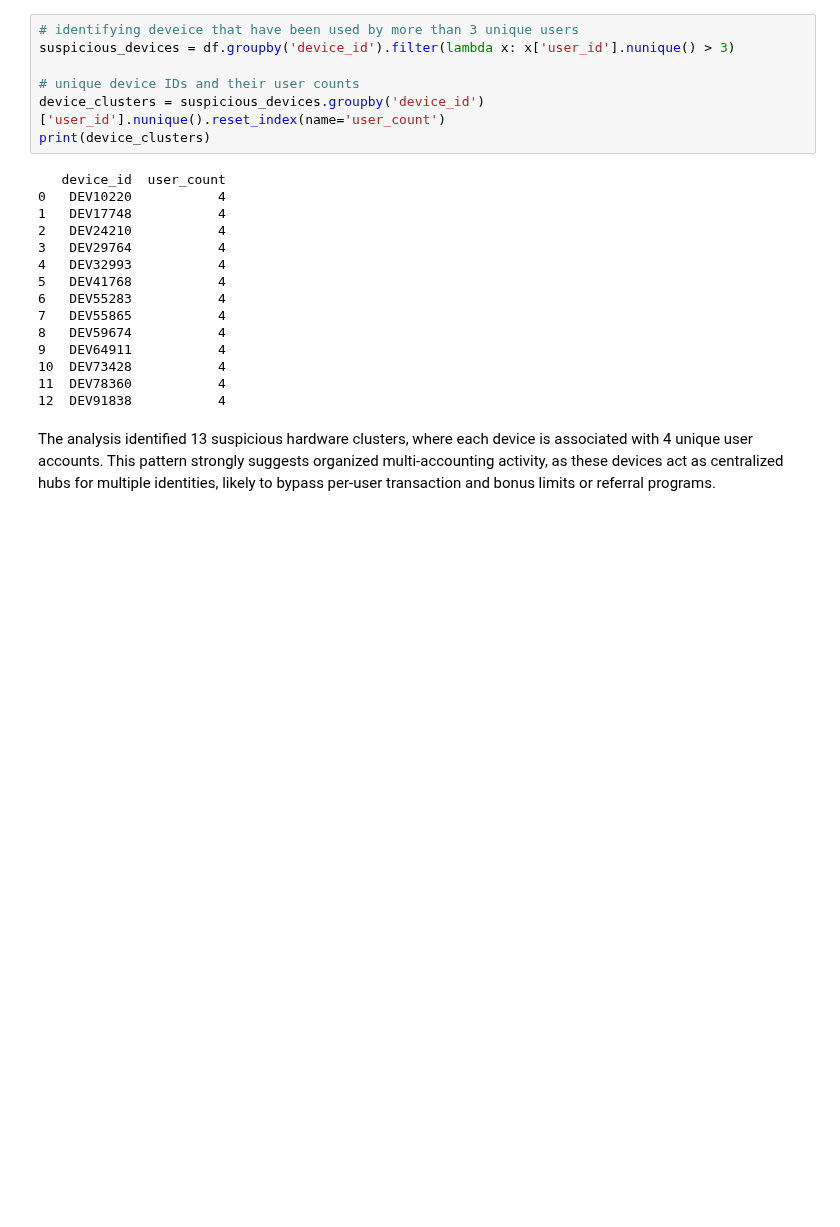
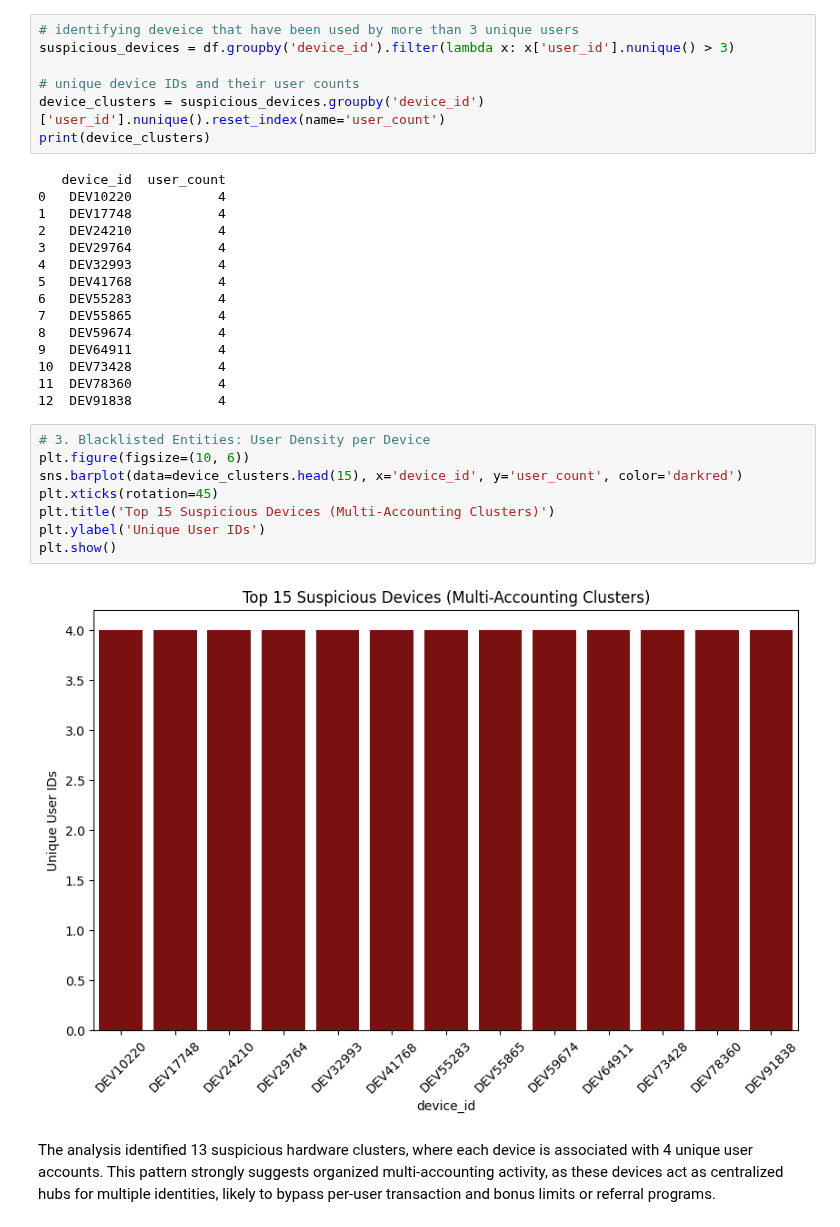
Before and after one commit to mutumaian29/payments-intelligence, a Jupyter notebook: Fraud_and_Monitoring(Project_Shield_and_Scale).ipynb, the cells around one changed output. Cells and saved outputs as stored; diff of their text form; blank space fills up the shorter version.

```diff
--- a/Fraud_and_Monitoring(Project_Shield_and_Scale).ipynb
+++ b/Fraud_and_Monitoring(Project_Shield_and_Scale).ipynb
@@ -587,6 +610,16 @@ print(device_clusters)
 10  DEV73428           4
 11  DEV78360           4
 12  DEV91838           4
+# %%
+# 3. Blacklisted Entities: User Density per Device
+plt.figure(figsize=(10, 6))
+sns.barplot(data=device_clusters.head(15), x='device_id', y='user_count', color='darkred')
+plt.xticks(rotation=45)
+plt.title('Top 15 Suspicious Devices (Multi-Accounting Clusters)')
+plt.ylabel('Unique User IDs')
+plt.show()
+# %% [output]
+[figure, added]
 # %% [markdown]
 The analysis identified 13 suspicious hardware clusters, where each device is associated with 4 unique user accounts. This pattern strongly suggests organized multi-accounting activity, as these devices act as centralized hubs for multiple identities, likely to bypass per-user transaction and bonus limits or referral programs.
 # %% [markdown]
```
Also changed, not shown: parts of 6 cells of this notebook.
